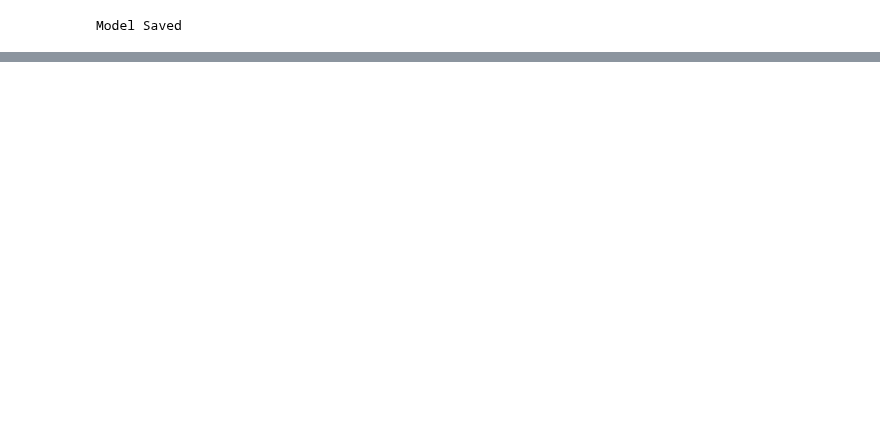
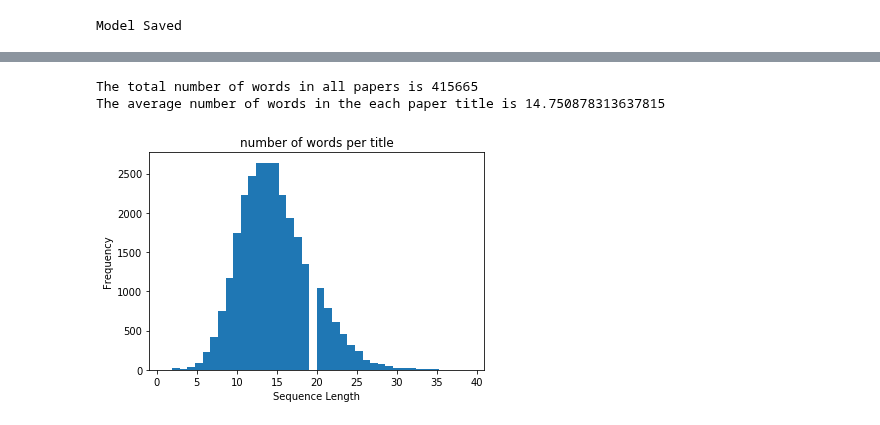
Before and after one commit to alcantarar/literature_update, a Jupyter notebook: Untitled.ipynb, the cells around one changed output, grey strips where cells are left out. Saved outputs shown, nothing was run; the diff lists cells and outputs as text; code cells hidden in the pictures; blank space fills up the shorter version.

```diff
--- a/Untitled.ipynb
+++ b/Untitled.ipynb
@@ -292,0 +334,10 @@ print (metrics.accuracy_score(y_test, pred))
+# %%
+data = pd.read_csv('RYANDATA_consolidated.csv')
+columns = data.columns
+
+papers = pd.DataFrame(data['title'])
+topic = pd.DataFrame(data['topic'])
+author = pd.DataFrame(data['authors'])
+
+print(papers.head())
+print(topic.head())
@@ -292,0 +434,25 @@ print (metrics.accuracy_score(y_test, pred))
+# %%
+numWords = []
+for i,j in enumerate(papers['title']):
+    counter = len(j.split())
+    numWords.append(counter)
+
+print('The total number of words in all papers titles is', sum(numWords))
+print('The average number of words in the each paper title is', sum(numWords)/len(numWords))
+# %% [output]
+The total number of words in all papers is 415665
+The average number of words in the each paper title is 14.750878313637815
+# %%
+import matplotlib.pyplot as plt
+%matplotlib inline
+plt.hist(numWords, 40)
+plt.xlabel('Sequence Length')
+plt.ylabel('Frequency')
+# plt.axis([0, 40, 0, 3000])
+plt.title('number of words per title')
+plt.show()
+
+#so we set a max length larger than average
+maxSeqLength = 25
+# %% [output]
+[figure, added]
```
Also changed, not shown: parts of 54 cells of this notebook, 10 other files.
